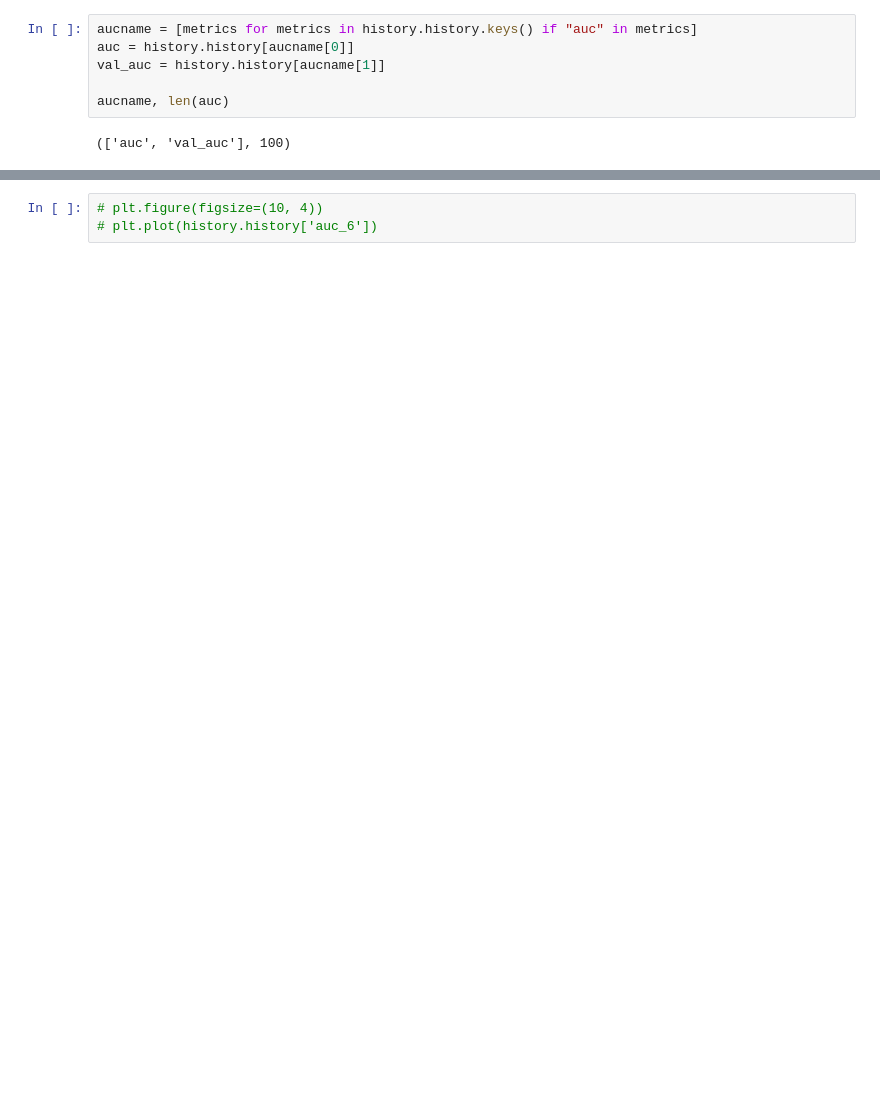
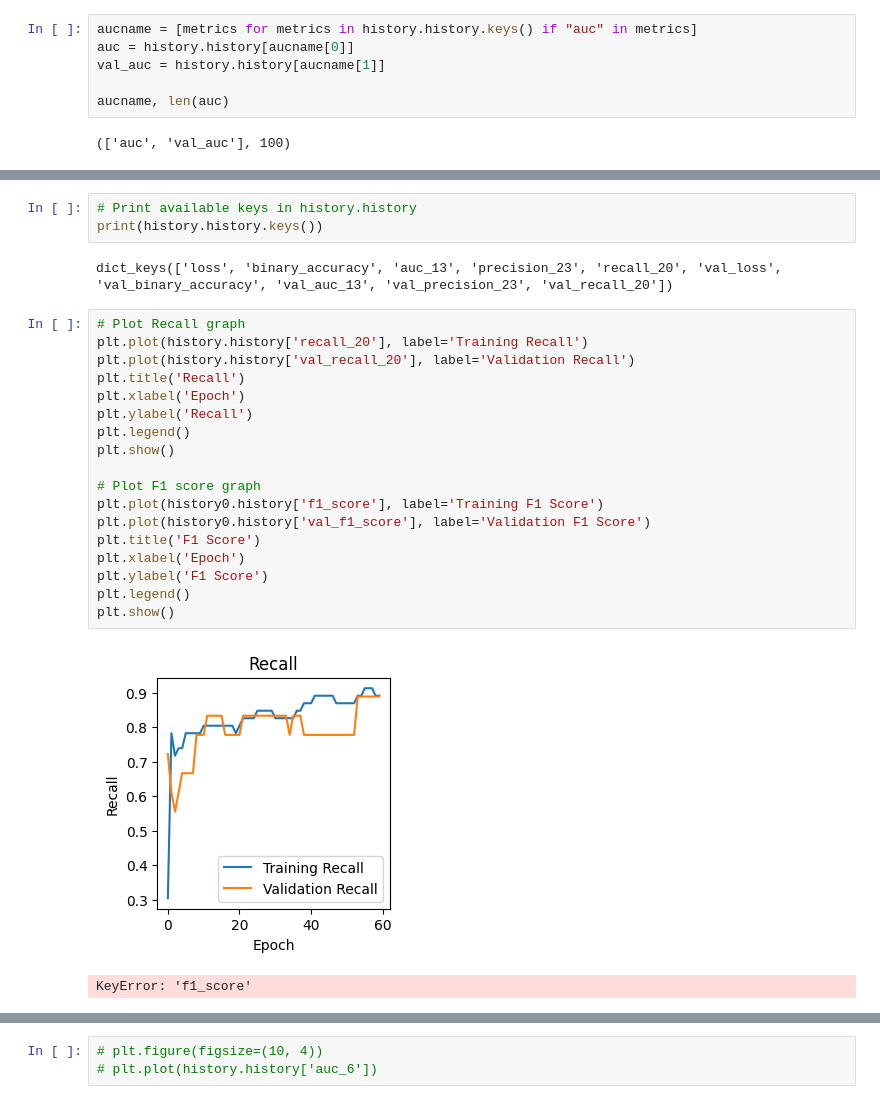
Before and after one commit to tiansien/IDS, a Jupyter notebook: IDSMODEL/ModelNor.ipynb, the cells around one changed output, grey strips where cells are left out. Drawn from its saved outputs; the diff is of its cells as text; blank space fills up the shorter version.

```diff
--- a/IDSMODEL/ModelNor.ipynb
+++ b/IDSMODEL/ModelNor.ipynb
@@ -970,3 +960,29 @@ Final validation accuracy: 85.71428656578064%
+# %%
+# Print available keys in history.history
+print(history.history.keys())
+# %% [output]
+dict_keys(['loss', 'binary_accuracy', 'auc_13', 'precision_23', 'recall_20', 'val_loss', 'val_binary_accuracy', 'val_auc_13', 'val_precision_23', 'val_recall_20'])
+# %%
+# Plot Recall graph
+plt.plot(history.history['recall_20'], label='Training Recall')
+plt.plot(history.history['val_recall_20'], label='Validation Recall')
+plt.title('Recall')
+plt.xlabel('Epoch')
+plt.ylabel('Recall')
+plt.legend()
+plt.show()
+
+# Plot F1 score graph
+plt.plot(history0.history['f1_score'], label='Training F1 Score')
+plt.plot(history0.history['val_f1_score'], label='Validation F1 Score')
+plt.title('F1 Score')
+plt.xlabel('Epoch')
+plt.ylabel('F1 Score')
+plt.legend()
+plt.show()
+# %% [output]
+[figure, added]
+KeyError: 'f1_score'
 # %%
 
 # Plot training & validation accuracy values
```
Also changed, not shown: parts of 21 cells of this notebook, 2 other files.
